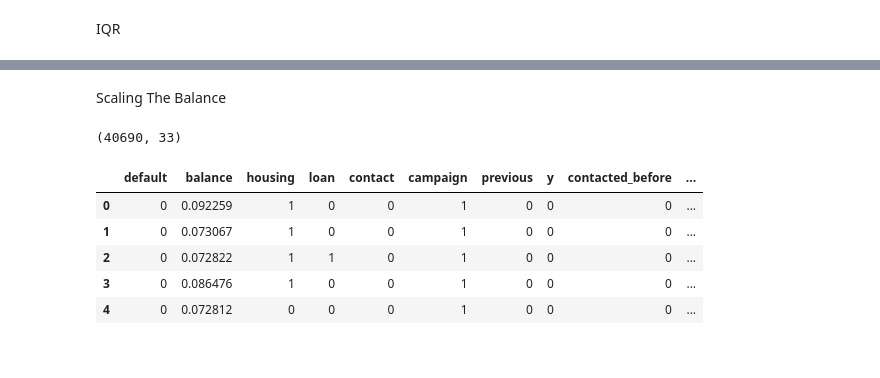
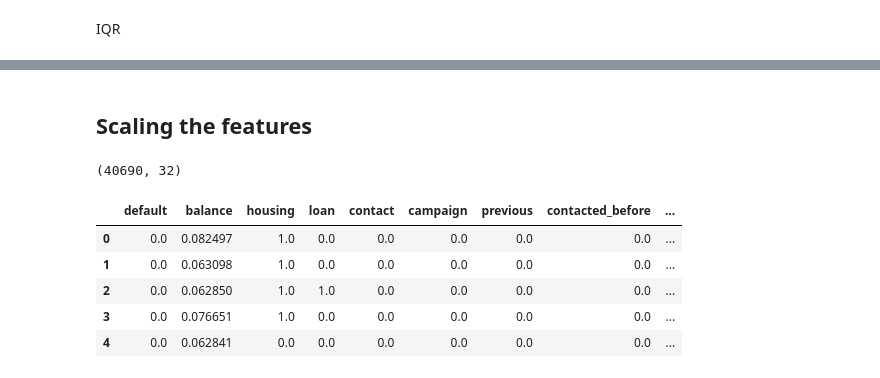
Before and after one commit to martydom/Bank-Marketing-Effectiveness-Prediction, a Jupyter notebook: Devashish_Bose_Team_1_Bank_Marketing_Effectiveness_Prediction_Capstone_Project_3.ipynb, the cells around one changed output, grey strips where cells are left out. Cells and saved outputs as stored; diff of their text form; code cells hidden in the pictures.

```diff
--- a/Devashish_Bose_Team_1_Bank_Marketing_Effectiveness_Prediction_Capstone_Project_3.ipynb
+++ b/Devashish_Bose_Team_1_Bank_Marketing_Effectiveness_Prediction_Capstone_Project_3.ipynb
@@ -441,22 +474,22 @@ anomaly_filter = IsolationForest(contamination=0.1,n_jobs=-1)
 anomalies = pd.Series(anomaly_filter.fit_predict(feature_df))
 new_df['is_anomaly'] = anomalies
 final_df = new_df[new_df['is_anomaly']==1].drop(['is_anomaly'],axis=1)
-# %% [markdown]
-Scaling The Balance
+# %% [markdown]
+## Scaling the features
 # %%
 from sklearn.preprocessing import MinMaxScaler
 mms = MinMaxScaler()
-final_df['balance'] = pd.Series(mms.fit_transform(final_df['balance'].values.reshape(-1,1)).flatten())
+final_df_scaled = pd.DataFrame(mms.fit_transform(final_df.drop('y',axis=1).values),columns=final_df.drop('y',axis=1).columns)
 # %%
-final_df.shape
+final_df_scaled.shape
 # %% [output]
-(40690, 33)
+(40690, 32)
 # %%
-final_df.head()
+final_df_scaled.head()
 # %% [output]
-|  | default | balance | housing | loan | contact | campaign | previous | y | contacted_before | ... |
-| 0 | 0 | 0.092259 | 1 | 0 | 0 | 1 | 0 | 0 | 0 | ... |
-| 1 | 0 | 0.073067 | 1 | 0 | 0 | 1 | 0 | 0 | 0 | ... |
-| 2 | 0 | 0.072822 | 1 | 1 | 0 | 1 | 0 | 0 | 0 | ... |
-| 3 | 0 | 0.086476 | 1 | 0 | 0 | 1 | 0 | 0 | 0 | ... |
-| 4 | 0 | 0.072812 | 0 | 0 | 0 | 1 | 0 | 0 | 0 | ... |
+|  | default | balance | housing | loan | contact | campaign | previous | contacted_before | ... |
+| 0 | 0.0 | 0.082497 | 1.0 | 0.0 | 0.0 | 0.0 | 0.0 | 0.0 | ... |
+| 1 | 0.0 | 0.063098 | 1.0 | 0.0 | 0.0 | 0.0 | 0.0 | 0.0 | ... |
+| 2 | 0.0 | 0.062850 | 1.0 | 1.0 | 0.0 | 0.0 | 0.0 | 0.0 | ... |
+| 3 | 0.0 | 0.076651 | 1.0 | 0.0 | 0.0 | 0.0 | 0.0 | 0.0 | ... |
+| 4 | 0.0 | 0.062841 | 0.0 | 0.0 | 0.0 | 0.0 | 0.0 | 0.0 | ... |
```
Also changed, not shown: parts of 67 cells of this notebook.
